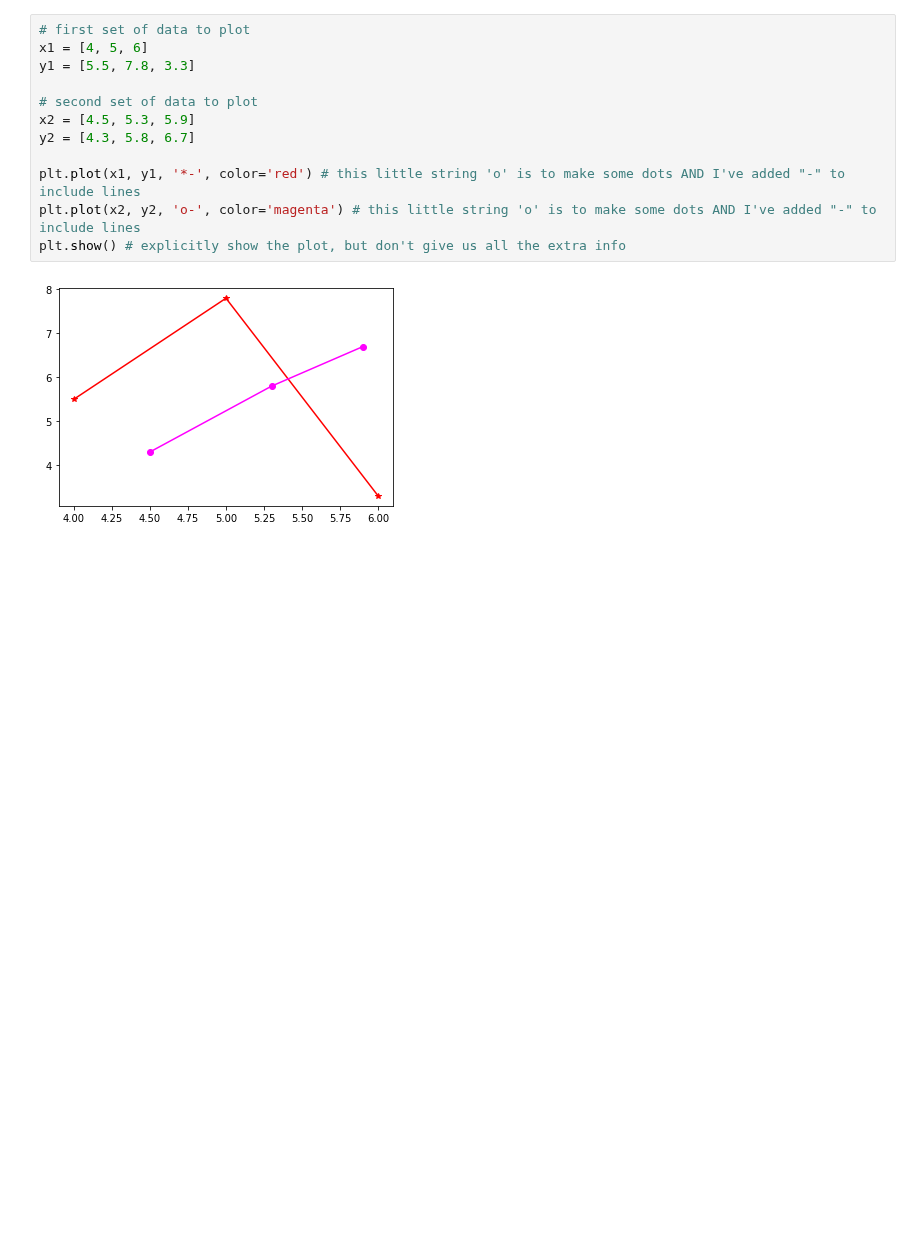
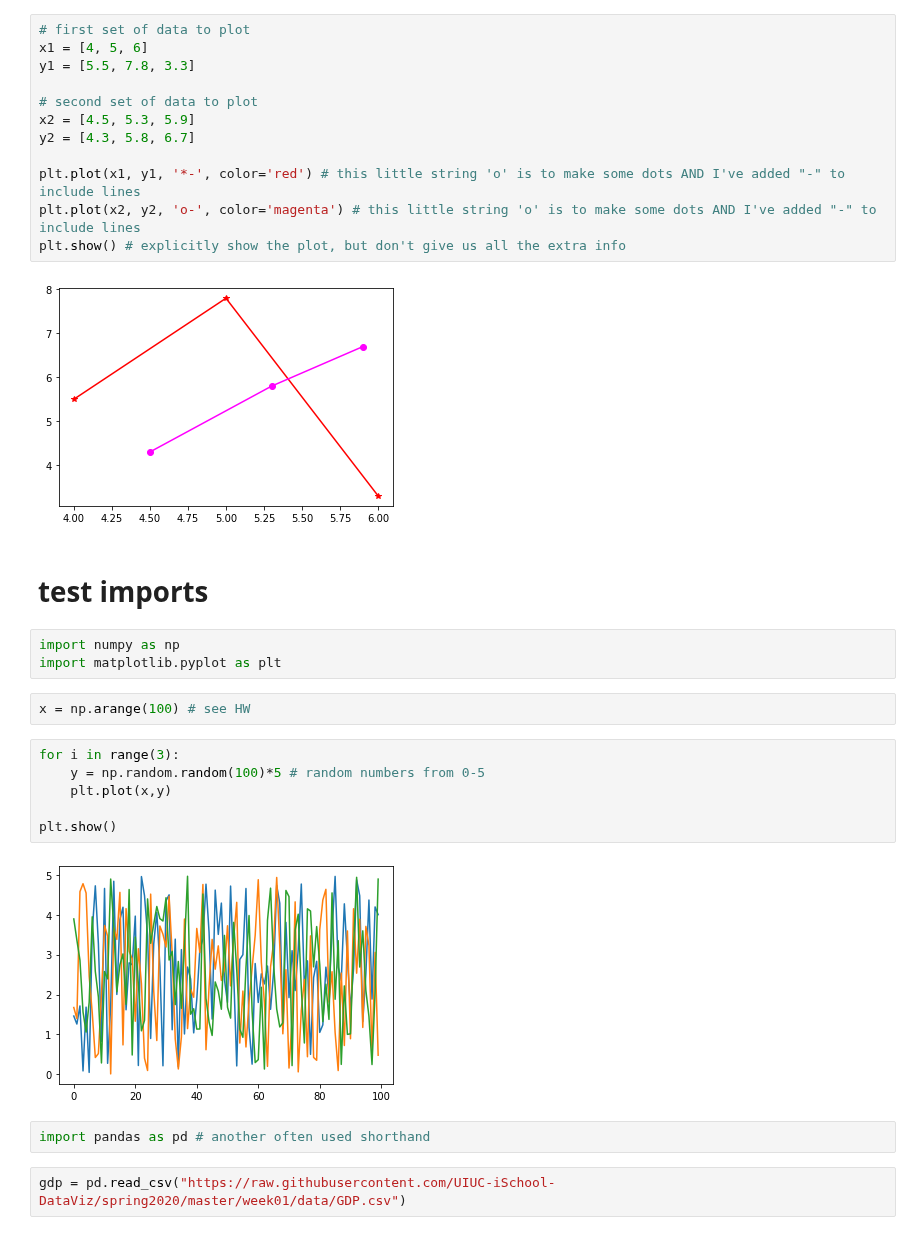
Before and after one commit to jnaiman/csci-p-14110_su2020, a Jupyter notebook: lesson02/inClass_lesson02.ipynb, the cells around one changed output. Cells and saved outputs as stored; diff of their text form; blank space fills up the shorter version.

```diff
--- a/lesson02/inClass_lesson02.ipynb
+++ b/lesson02/inClass_lesson02.ipynb
@@ -533,3 +533,22 @@ plt.plot(x2, y2, 'o-', color='magenta') # this little string 'o' is to make some
 plt.show() # explicitly show the plot, but don't give us all the extra info
 # %% [output]
 [figure]
+# %% [markdown]
+# test imports
+# %%
+import numpy as np
+import matplotlib.pyplot as plt
+# %%
+x = np.arange(100) # see HW
+# %%
+for i in range(3):
+    y = np.random.random(100)*5 # random numbers from 0-5
+    plt.plot(x,y)
+
+plt.show()
+# %% [output]
+[figure, added]
+# %%
+import pandas as pd # another often used shorthand
+# %%
+gdp = pd.read_csv("https://raw.githubusercontent.com/UIUC-iSchool-DataViz/spring2020/master/week01/data/GDP.csv")
```
Also changed, not shown: parts of 1 cell of this notebook, 19 other files.
